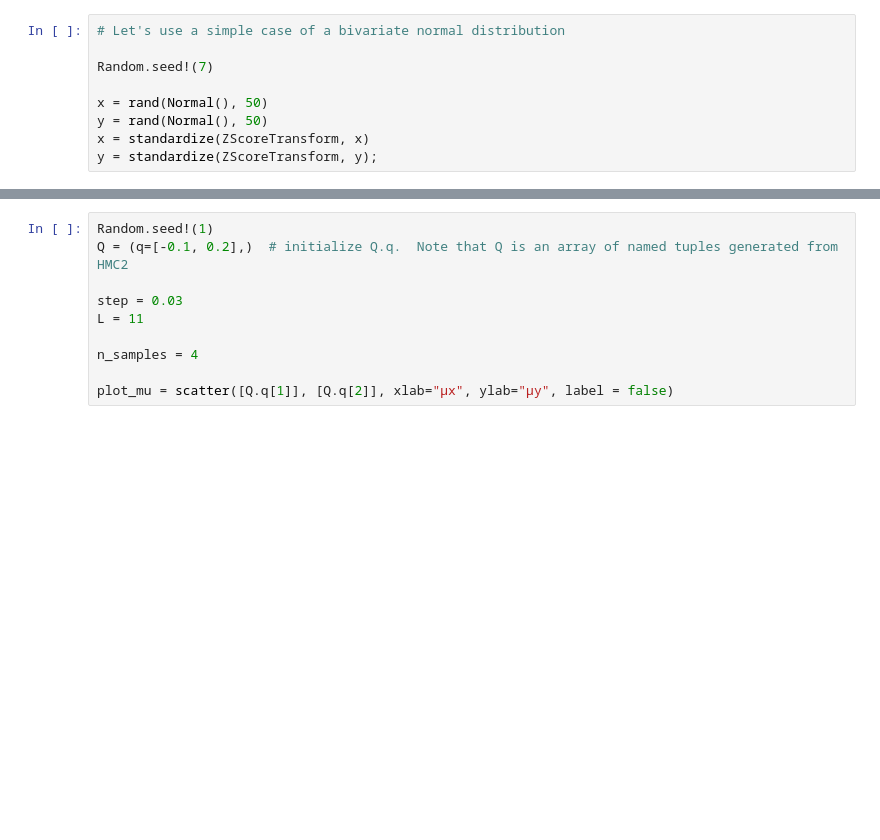
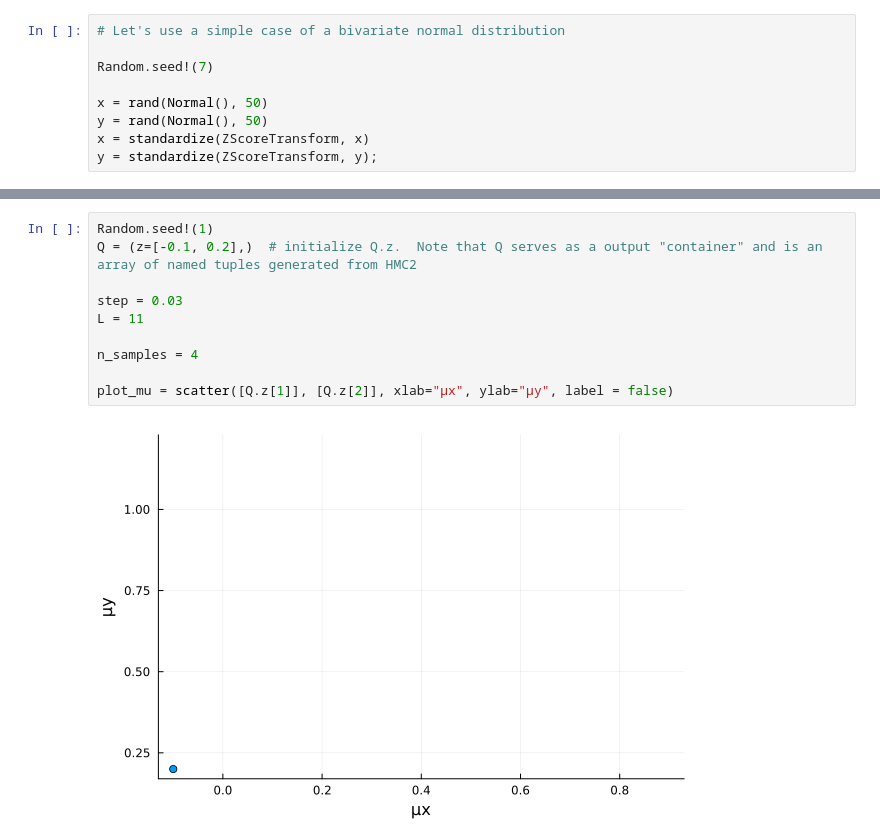
Before and after one commit to sungjuGit/STJuliaIntroBayesian, a Jupyter notebook: MCMC.ipynb, the cells around one changed output, grey strips where cells are left out. Cells and saved outputs as stored; diff of their text form; blank space fills up the shorter version.

```diff
--- a/MCMC.ipynb
+++ b/MCMC.ipynb
@@ -126,13 +128,15 @@ end
 # %%
 Random.seed!(1)
-Q = (q=[-0.1, 0.2],)  # initialize Q.q.  Note that Q is an array of named tuples generated from HMC2
+Q = (z=[-0.1, 0.2],)  # initialize Q.z.  Note that Q serves as a output "container" and is an array of named tuples generated from HMC2
 
 step = 0.03
 L = 11
 
 n_samples = 4
 
-plot_mu = scatter([Q.q[1]], [Q.q[2]], xlab="μx", ylab="μy", label = false)
+plot_mu = scatter([Q.z[1]], [Q.z[2]], xlab="μx", ylab="μy", label = false)
+# %% [output]
+[figure, added]
 # %%
 
 for i ∈ 1:n_samples
```
Also changed, not shown: parts of 2 cells of this notebook.
